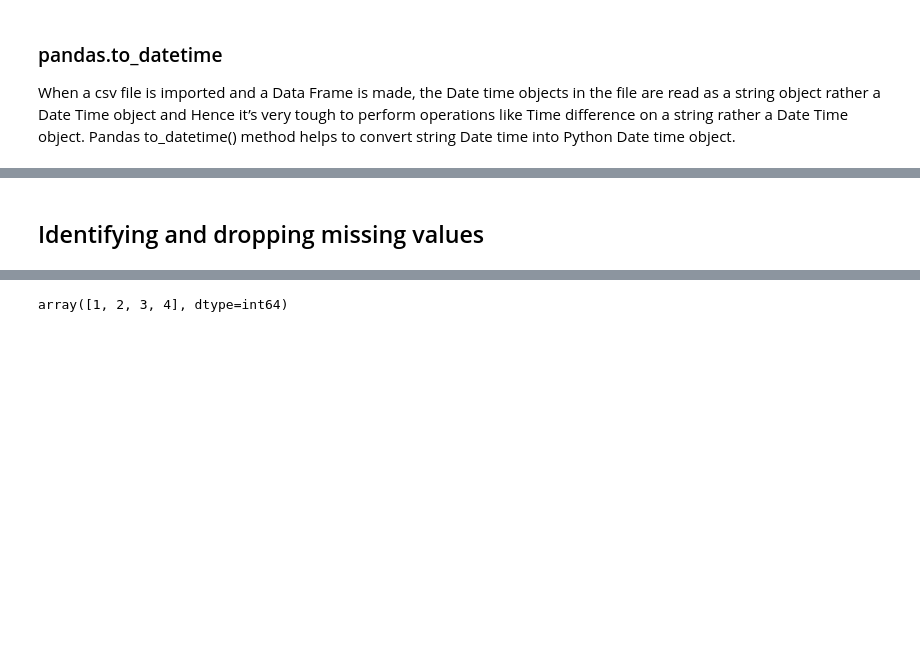
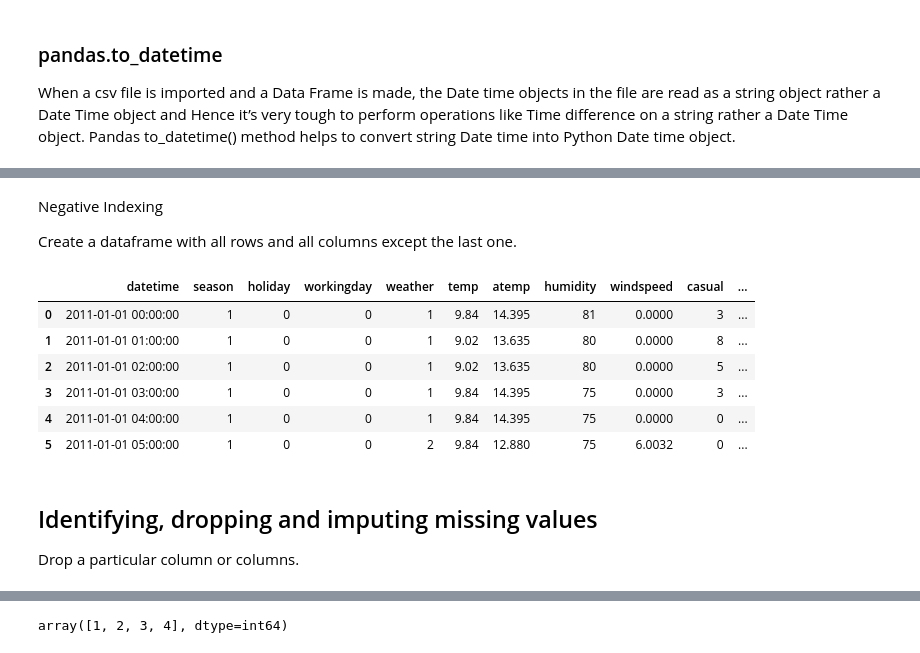
Before and after one commit to jishinkj/pandas-basics, a Jupyter notebook: pandas-basics.ipynb, the cells around one changed output, grey strips where cells are left out. Drawn from its saved outputs; the diff is of its cells as text; code cells hidden in the pictures; blank space fills up the shorter version.

```diff
--- a/pandas-basics.ipynb
+++ b/pandas-basics.ipynb
@@ -75,0 +99,3 @@ When a csv file is imported and a Data Frame is made, the Date time objects in t
+# %%
+df = pd.read_csv("data/train.csv")
+df.head()
@@ -76,2 +151,18 @@ When a csv file is imported and a Data Frame is made, the Date time objects in t
+# %% [markdown]
+Negative Indexing
+
+Create a dataframe with all rows and all columns except the last one.
+# %%
+df.iloc[:6,:-1]
+# %% [output]
+|  | datetime | season | holiday | workingday | weather | temp | atemp | humidity | windspeed | casual | ... |
+| 0 | 2011-01-01 00:00:00 | 1 | 0 | 0 | 1 | 9.84 | 14.395 | 81 | 0.0000 | 3 | ... |
+| 1 | 2011-01-01 01:00:00 | 1 | 0 | 0 | 1 | 9.02 | 13.635 | 80 | 0.0000 | 8 | ... |
+| 2 | 2011-01-01 02:00:00 | 1 | 0 | 0 | 1 | 9.02 | 13.635 | 80 | 0.0000 | 5 | ... |
+| 3 | 2011-01-01 03:00:00 | 1 | 0 | 0 | 1 | 9.84 | 14.395 | 75 | 0.0000 | 3 | ... |
+| 4 | 2011-01-01 04:00:00 | 1 | 0 | 0 | 1 | 9.84 | 14.395 | 75 | 0.0000 | 0 | ... |
+| 5 | 2011-01-01 05:00:00 | 1 | 0 | 0 | 2 | 9.84 | 12.880 | 75 | 6.0032 | 0 | ... |
 # %% [markdown]
-## Identifying and dropping missing values
+## Identifying, dropping and imputing missing values
+
+Drop a particular column or columns.
```
Also changed, not shown: parts of 34 cells of this notebook, 1 other file.
